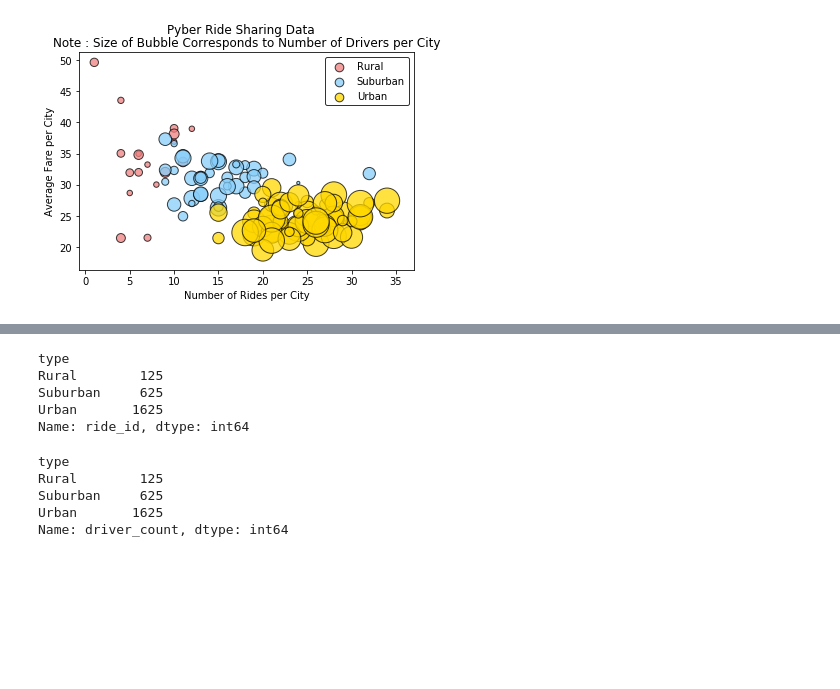
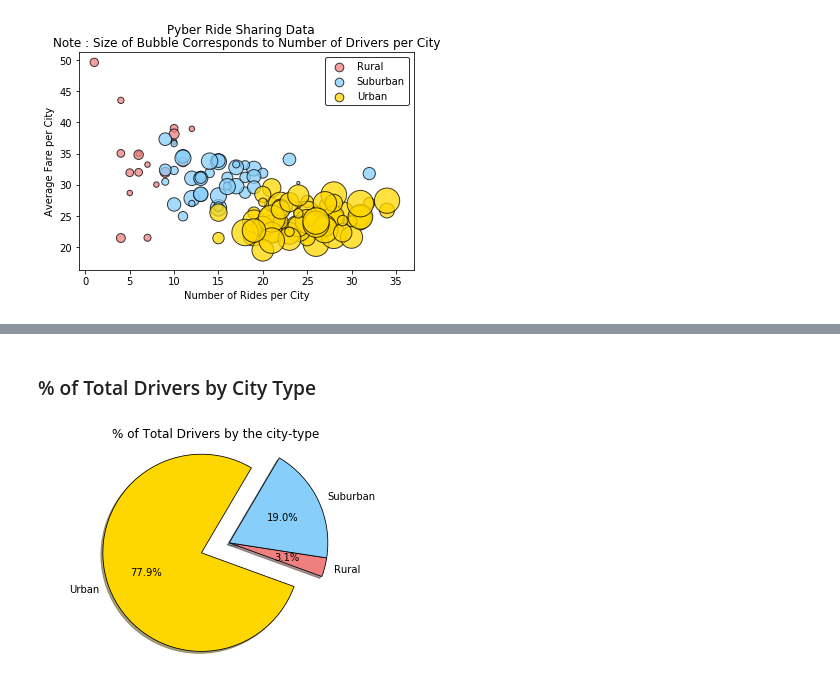
Before and after one commit to gayatripingale/Homework, a Jupyter notebook: Matplotlib/Pyber_RideSharing_Matplotlib.ipynb, the cells around one changed output, grey strips where cells are left out. Saved outputs shown, nothing was run; the diff lists cells and outputs as text; code cells hidden in the pictures; blank space fills up the shorter version.

```diff
--- a/Matplotlib/Pyber_RideSharing_Matplotlib.ipynb
+++ b/Matplotlib/Pyber_RideSharing_Matplotlib.ipynb
@@ -224,16 +191,24 @@ Name: fare, dtype: float64
-# %%
-total_rides_by_type.head()
-# %% [output]
-type
-Rural        125
-Suburban     625
-Urban       1625
-Name: ride_id, dtype: int64
-# %%
-total_drivers_by_type.head()
-# %% [output]
-type
-Rural        125
-Suburban     625
-Urban       1625
-Name: driver_count, dtype: int64
+# %% [markdown]
+
+
+### % of Total Drivers by City Type ####
+# %%
+# Pie chart for: % of Total Drivers by the city-type
+
+total_drivers = city_df.groupby(['type']).driver_count.sum()
+
+plt.pie(total_drivers, labels=["Rural","Suburban","Urban"],
+                                        colors = ["lightcoral","lightskyblue","Gold"],
+                                        explode =(0,0,0.3),
+                                        autopct = "%1.1f%%",
+                                        shadow = True, startangle= -20,
+                                        wedgeprops={'linewidth':0.8,'edgecolor':'black'}
+
+                                        )
+plt.title( "% of Total Drivers by the city-type")
+
+plt.axis('equal')
+plt.savefig
+plt.show()
+# %% [output]
+[figure, added]
```
Also changed, not shown: parts of 11 cells of this notebook.
